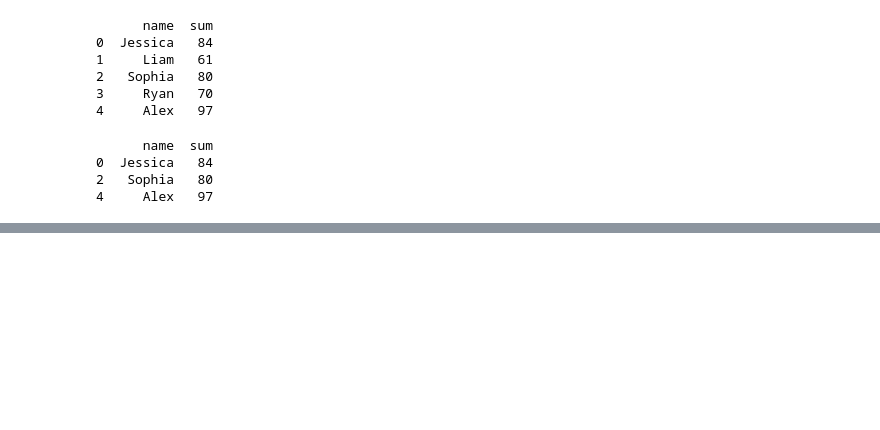
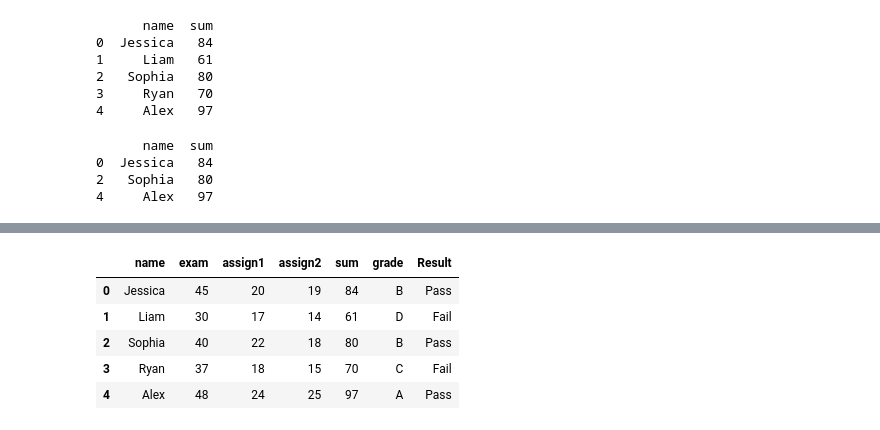
Before and after one commit to JSPARK0931/2025python, a Jupyter notebook: 02code/01test_new/97pandas_test.ipynb, the cells around one changed output, grey strips where cells are left out. Drawn from its saved outputs; the diff is of its cells as text; code cells hidden in the pictures; blank space fills up the shorter version.

```diff
--- a/02code/01test_new/97pandas_test.ipynb
+++ b/02code/01test_new/97pandas_test.ipynb
@@ -370,0 +402,4 @@ print(df2)
+# %%
+df['grade'] = np.where(df['sum']>= 90,'A',
+        np.where(df['sum'] >= 80, 'B',
+                 np.where(df['sum'] >= 70, 'C', 'D' )))
@@ -370,0 +415,10 @@ print(df2)
+# %%
+df['Result'] = np.where(df['sum'] >= 80, 'Pass','Fail')
+df
+# %% [output]
+|  | name | exam | assign1 | assign2 | sum | grade | Result |
+| 0 | Jessica | 45 | 20 | 19 | 84 | B | Pass |
+| 1 | Liam | 30 | 17 | 14 | 61 | D | Fail |
+| 2 | Sophia | 40 | 22 | 18 | 80 | B | Pass |
+| 3 | Ryan | 37 | 18 | 15 | 70 | C | Fail |
+| 4 | Alex | 48 | 24 | 25 | 97 | A | Pass |
```
Also changed, not shown: parts of 23 cells of this notebook.
